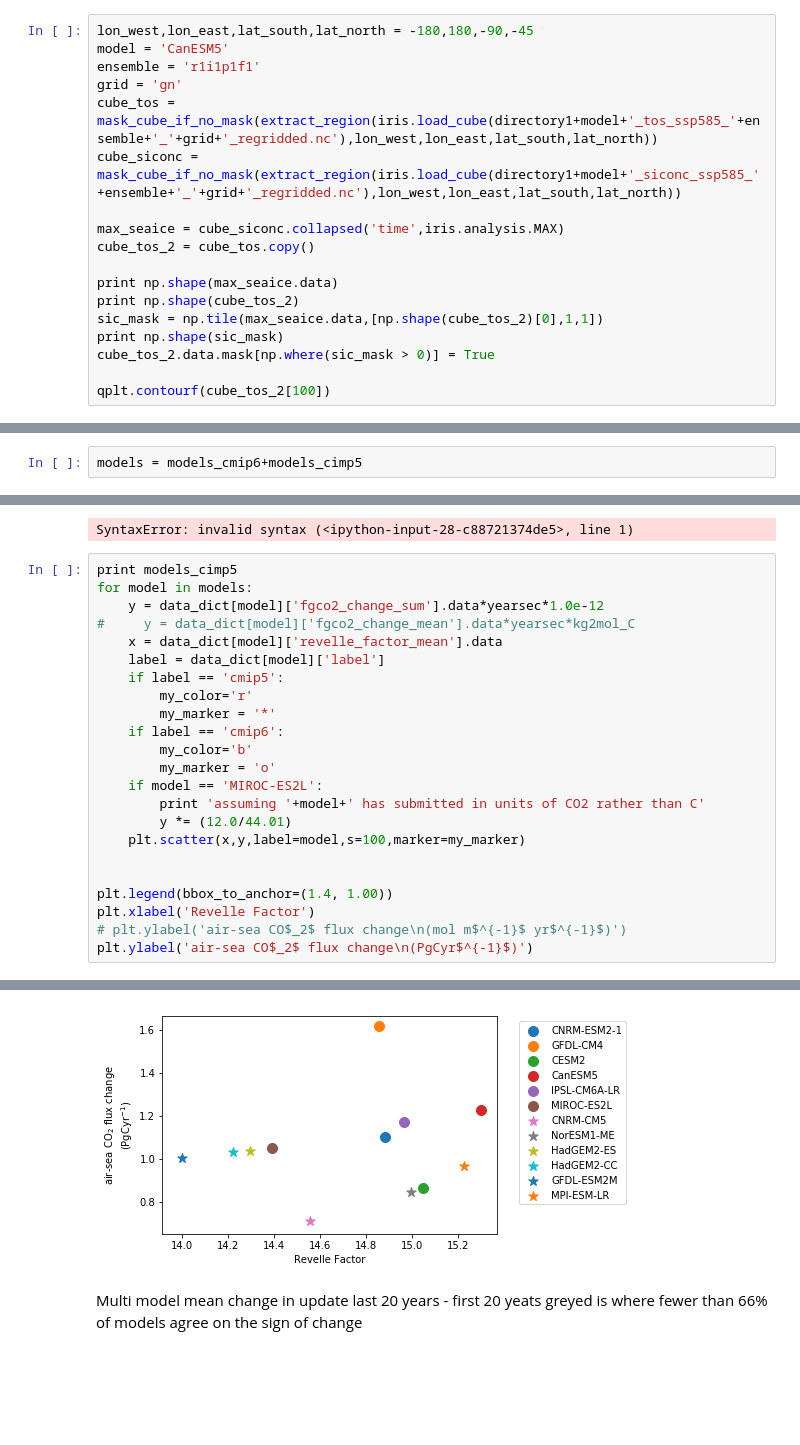
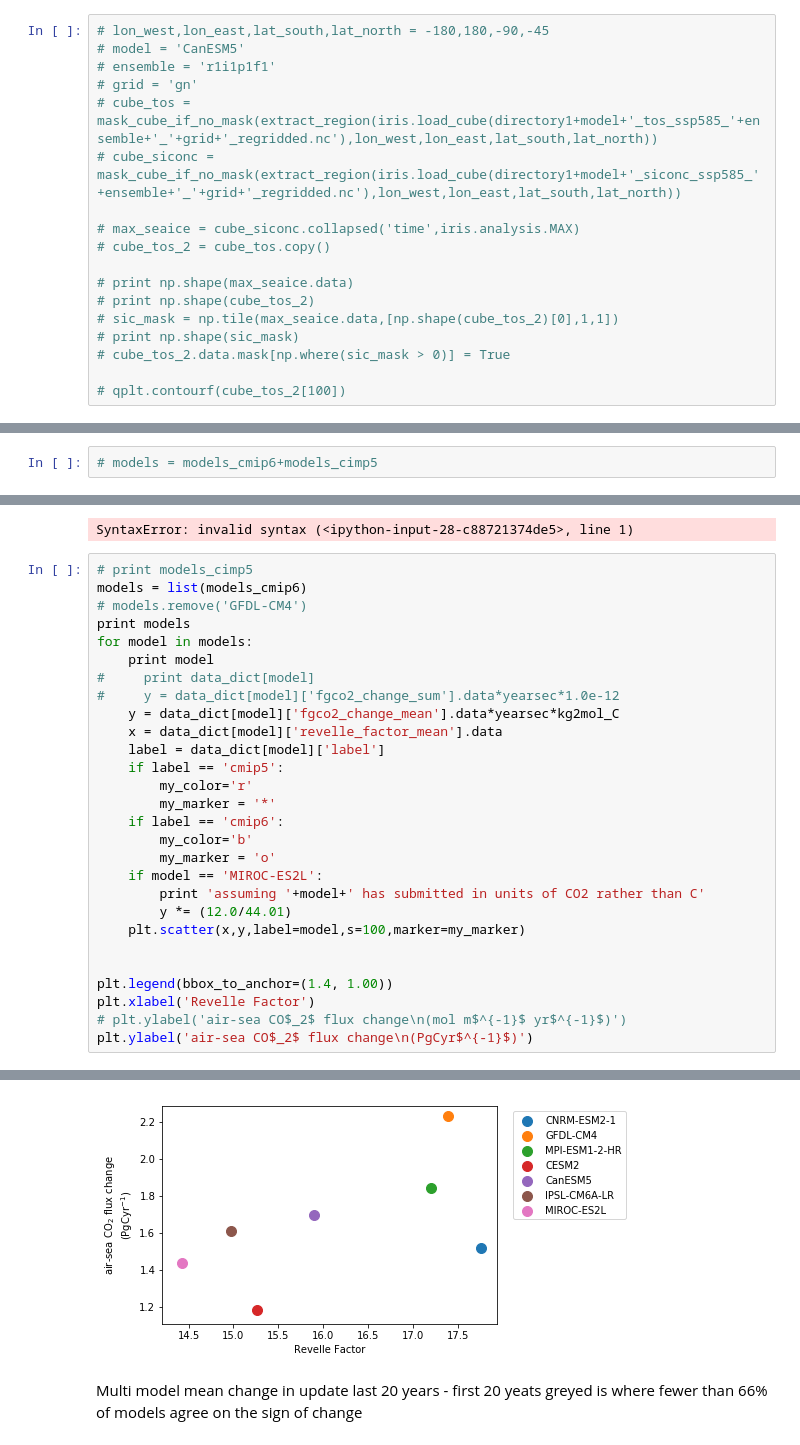
Before and after one commit to PaulHalloran/batmobile_jupyter_notebooks, a Jupyter notebook: revelle_emergent_constraint_regridded.ipynb, the cells around one changed output, grey strips where cells are left out. Saved outputs shown, nothing was run; the diff lists cells and outputs as text; blank space fills up the shorter version.

```diff
--- a/revelle_emergent_constraint_regridded.ipynb
+++ b/revelle_emergent_constraint_regridded.ipynb
@@ -969,21 +2621,21 @@ do we need to mask out sea-ice cover?
 # %%
-lon_west,lon_east,lat_south,lat_north = -180,180,-90,-45
-model = 'CanESM5'
-ensemble = 'r1i1p1f1'
-grid = 'gn'
-cube_tos = mask_cube_if_no_mask(extract_region(iris.load_cube(directory1+model+'_tos_ssp585_'+ensemble+'_'+grid+'_regridded.nc'),lon_west,lon_east,lat_south,lat_north))
-cube_siconc = mask_cube_if_no_mask(extract_region(iris.load_cube(directory1+model+'_siconc_ssp585_'+ensemble+'_'+grid+'_regridded.nc'),lon_west,lon_east,lat_south,lat_north))
+# lon_west,lon_east,lat_south,lat_north = -180,180,-90,-45
+# model = 'CanESM5'
+# ensemble = 'r1i1p1f1'
+# grid = 'gn'
+# cube_tos = mask_cube_if_no_mask(extract_region(iris.load_cube(directory1+model+'_tos_ssp585_'+ensemble+'_'+grid+'_regridded.nc'),lon_west,lon_east,lat_south,lat_north))
+# cube_siconc = mask_cube_if_no_mask(extract_region(iris.load_cube(directory1+model+'_siconc_ssp585_'+ensemble+'_'+grid+'_regridded.nc'),lon_west,lon_east,lat_south,lat_north))
 
-max_seaice = cube_siconc.collapsed('time',iris.analysis.MAX)
-cube_tos_2 = cube_tos.copy()
+# max_seaice = cube_siconc.collapsed('time',iris.analysis.MAX)
+# cube_tos_2 = cube_tos.copy()
 
-print np.shape(max_seaice.data)
-print np.shape(cube_tos_2)
-sic_mask = np.tile(max_seaice.data,[np.shape(cube_tos_2)[0],1,1])
-print np.shape(sic_mask)
-cube_tos_2.data.mask[np.where(sic_mask > 0)] = True
+# print np.shape(max_seaice.data)
+# print np.shape(cube_tos_2)
+# sic_mask = np.tile(max_seaice.data,[np.shape(cube_tos_2)[0],1,1])
+# print np.shape(sic_mask)
+# cube_tos_2.data.mask[np.where(sic_mask > 0)] = True
 
-qplt.contourf(cube_tos_2[100])
+# qplt.contourf(cube_tos_2[100])
 # %% [output]
 (45, 360)
 (3432, 45, 360)
@@ -1161,7 +2813,7 @@ qplt.contourf(tmp2)
 # %% [markdown]
 # Plotting
 # %%
-models = models_cmip6+models_cimp5
+# models = models_cmip6+models_cimp5
 # %%
 import matplotlib.gridspec as gridspec
 
@@ -1202,10 +2854,15 @@ e.g. why is teh flux different in MPI-ESM-LR?
 # %% [output]
 SyntaxError: invalid syntax (<ipython-input-28-c88721374de5>, line 1)
 # %%
-print models_cimp5
+# print models_cimp5
+models = list(models_cmip6)
+# models.remove('GFDL-CM4')
+print models
 for model in models:
-    y = data_dict[model]['fgco2_change_sum'].data*yearsec*1.0e-12
-#     y = data_dict[model]['fgco2_change_mean'].data*yearsec*kg2mol_C
+    print model
+#     print data_dict[model]
+#     y = data_dict[model]['fgco2_change_sum'].data*yearsec*1.0e-12
+    y = data_dict[model]['fgco2_change_mean'].data*yearsec*kg2mol_C
     x = data_dict[model]['revelle_factor_mean'].data
     label = data_dict[model]['label']
     if label == 'cmip5':
@@ -1229,6 +2893,6 @@ plt.ylabel('air-sea CO$_2$ flux change\n(PgCyr$^{-1}$)')
 assuming MIROC-ES2L has submitted in units of CO2 rather than C
 Text(0,0.5,'air-sea CO$_2$ flux change\n(PgCyr$^{-1}$)')
-[figure, old version]
+[figure, new version]
 # %% [markdown]
 Multi model mean change in update last 20 years - first 20 yeats
 greyed is where fewer than 66% of models agree on the sign of change
```
Also changed, not shown: parts of 7 cells of this notebook.
